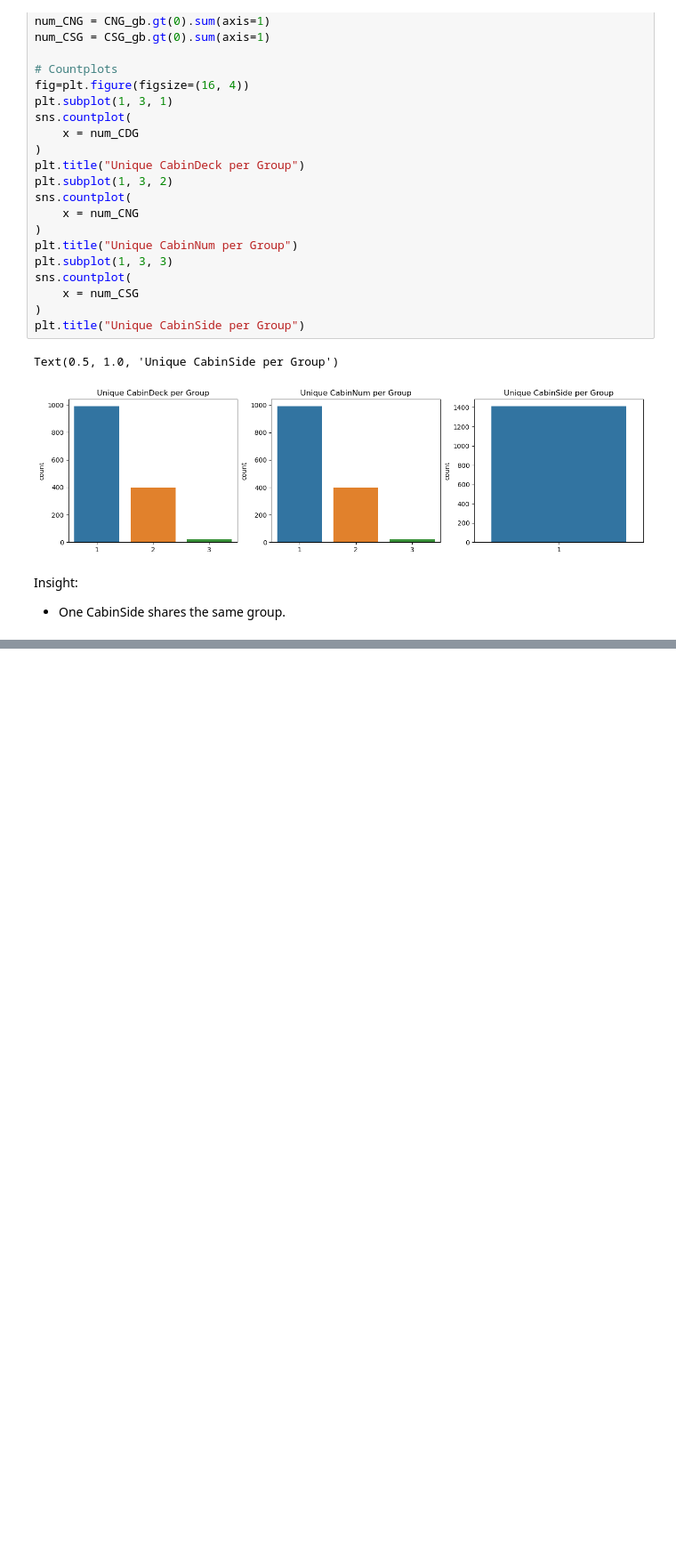
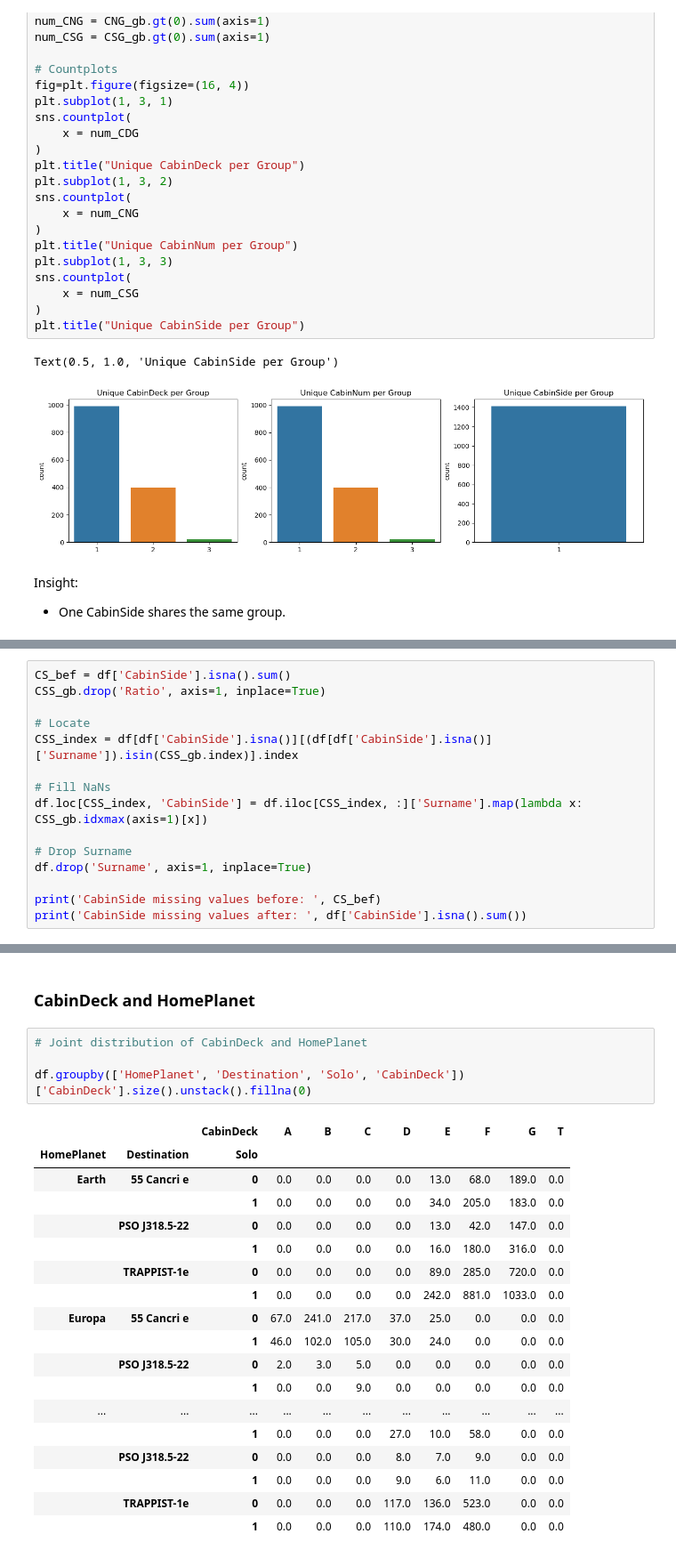
Before and after one commit to rayhanegar/Code-PPM, a Jupyter notebook: Spaceship/spaceship_preprocessing_v2.ipynb, the cells around one changed output, grey strips where cells are left out. Shown at 89% size. Saved outputs shown, nothing was run; the diff lists cells and outputs as text; blank space fills up the shorter version.

```diff
--- a/Spaceship/spaceship_preprocessing_v2.ipynb
+++ b/Spaceship/spaceship_preprocessing_v2.ipynb
@@ -832,0 +885,15 @@ Insight:
+# %%
+CS_bef = df['CabinSide'].isna().sum()
+CSS_gb.drop('Ratio', axis=1, inplace=True)
+
+# Locate
+CSS_index = df[df['CabinSide'].isna()][(df[df['CabinSide'].isna()]['Surname']).isin(CSS_gb.index)].index
+
+# Fill NaNs
+df.loc[CSS_index, 'CabinSide'] = df.iloc[CSS_index, :]['Surname'].map(lambda x: CSS_gb.idxmax(axis=1)[x])
+
+# Drop Surname
+df.drop('Surname', axis=1, inplace=True)
+
+print('CabinSide missing values before: ', CS_bef)
+print('CabinSide missing values after: ', df['CabinSide'].isna().sum())
@@ -832,0 +939,25 @@ Insight:
+# %% [markdown]
+### CabinDeck and HomePlanet
+# %%
+# Joint distribution of CabinDeck and HomePlanet
+
+df.groupby(['HomePlanet', 'Destination', 'Solo', 'CabinDeck'])['CabinDeck'].size().unstack().fillna(0)
+# %% [output]
+|  |  | CabinDeck | A | B | C | D | E | F | G | T |
+| HomePlanet | Destination | Solo |  |  |  |  |  |  |  |  |
+| Earth | 55 Cancri e | 0 | 0.0 | 0.0 | 0.0 | 0.0 | 13.0 | 68.0 | 189.0 | 0.0 |
+|  |  | 1 | 0.0 | 0.0 | 0.0 | 0.0 | 34.0 | 205.0 | 183.0 | 0.0 |
+|  | PSO J318.5-22 | 0 | 0.0 | 0.0 | 0.0 | 0.0 | 13.0 | 42.0 | 147.0 | 0.0 |
+|  |  | 1 | 0.0 | 0.0 | 0.0 | 0.0 | 16.0 | 180.0 | 316.0 | 0.0 |
+|  | TRAPPIST-1e | 0 | 0.0 | 0.0 | 0.0 | 0.0 | 89.0 | 285.0 | 720.0 | 0.0 |
+|  |  | 1 | 0.0 | 0.0 | 0.0 | 0.0 | 242.0 | 881.0 | 1033.0 | 0.0 |
+| Europa | 55 Cancri e | 0 | 67.0 | 241.0 | 217.0 | 37.0 | 25.0 | 0.0 | 0.0 | 0.0 |
+|  |  | 1 | 46.0 | 102.0 | 105.0 | 30.0 | 24.0 | 0.0 | 0.0 | 0.0 |
+|  | PSO J318.5-22 | 0 | 2.0 | 3.0 | 5.0 | 0.0 | 0.0 | 0.0 | 0.0 | 0.0 |
+|  |  | 1 | 0.0 | 0.0 | 9.0 | 0.0 | 0.0 | 0.0 | 0.0 | 0.0 |
+| ... | ... | ... | ... | ... | ... | ... | ... | ... | ... | ... |
+|  |  | 1 | 0.0 | 0.0 | 0.0 | 27.0 | 10.0 | 58.0 | 0.0 | 0.0 |
+|  | PSO J318.5-22 | 0 | 0.0 | 0.0 | 0.0 | 8.0 | 7.0 | 9.0 | 0.0 | 0.0 |
+|  |  | 1 | 0.0 | 0.0 | 0.0 | 9.0 | 6.0 | 11.0 | 0.0 | 0.0 |
+|  | TRAPPIST-1e | 0 | 0.0 | 0.0 | 0.0 | 117.0 | 136.0 | 523.0 | 0.0 | 0.0 |
+|  |  | 1 | 0.0 | 0.0 | 0.0 | 110.0 | 174.0 | 480.0 | 0.0 | 0.0 |
```
Also changed, not shown: parts of 43 cells of this notebook.
